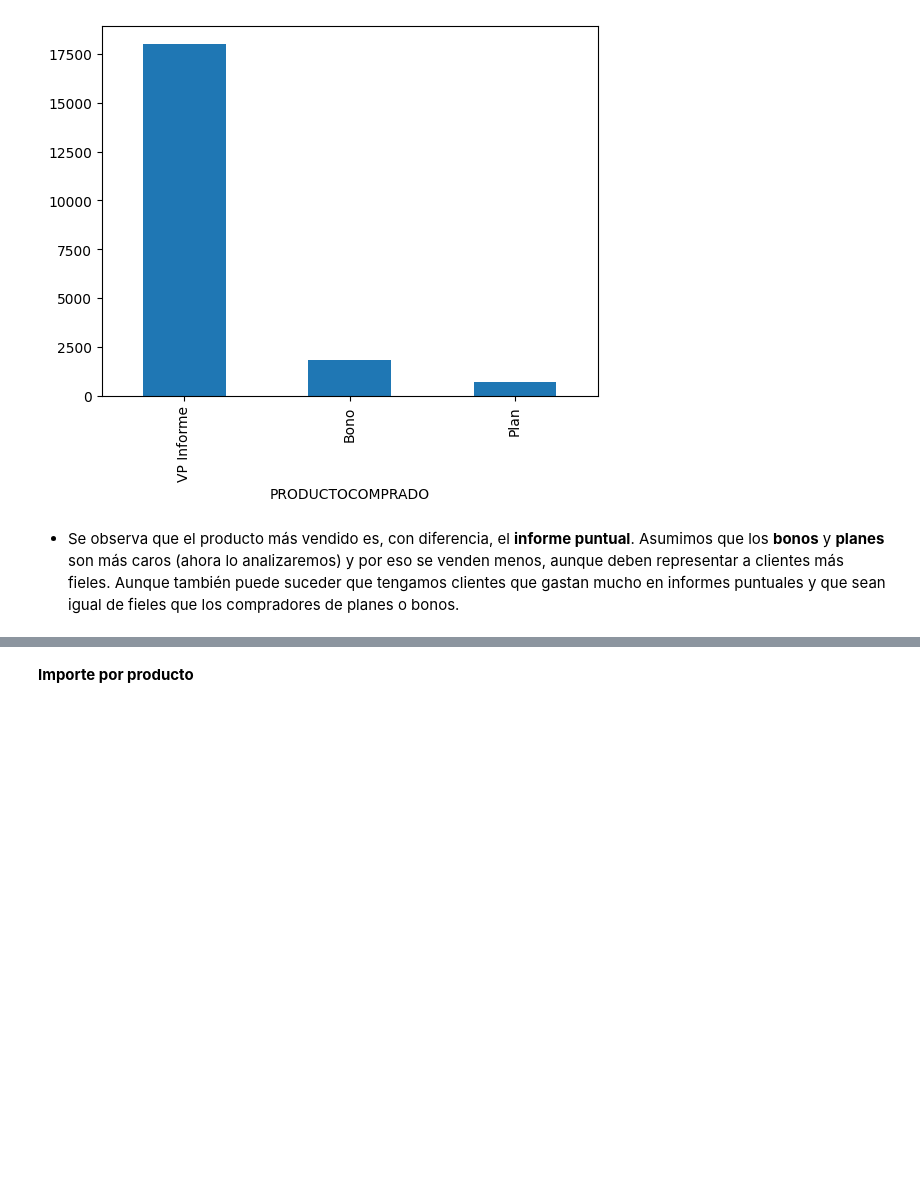
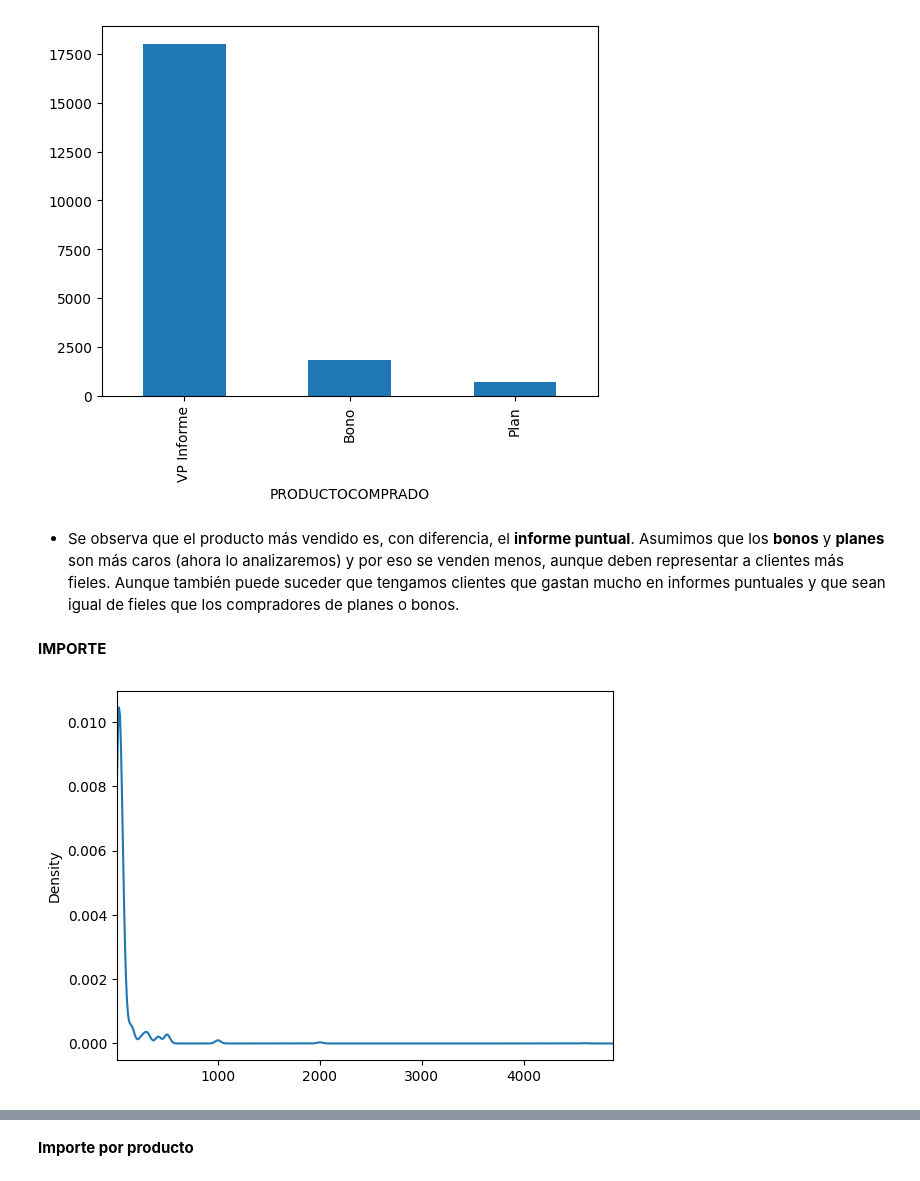
Before and after one commit to cperezh/segmentacion_clientes, a Jupyter notebook: M4 Desarrollo Iter2.ipynb, the cells around one changed output, grey strips where cells are left out. Saved outputs shown, nothing was run; the diff lists cells and outputs as text; code cells hidden in the pictures; blank space fills up the shorter version.

```diff
--- a/M4 Desarrollo Iter2.ipynb
+++ b/M4 Desarrollo Iter2.ipynb
@@ -122,3 +122,9 @@ df_ventas_csv.PRODUCTOCOMPRADO.value_counts().plot(kind="bar");
 [figure]
 # %% [markdown]
 - Se observa que el producto más vendido es, con diferencia, el **informe puntual**. Asumimos que los **bonos** y **planes** son más caros (ahora lo analizaremos) y por eso se venden menos, aunque deben representar a clientes más fieles. Aunque también puede suceder que tengamos clientes que gastan mucho en informes puntuales y que sean igual de fieles que los compradores de planes o bonos.
+# %% [markdown]
+**IMPORTE**
+# %%
+df_ventas_csv["IMPORTE"].plot(kind="density", xlim=(df_ventas_csv["IMPORTE"].min(),df_ventas_csv["IMPORTE"].max()));
+# %% [output]
+[figure, added]
```
Also changed, not shown: parts of 87 cells of this notebook.
